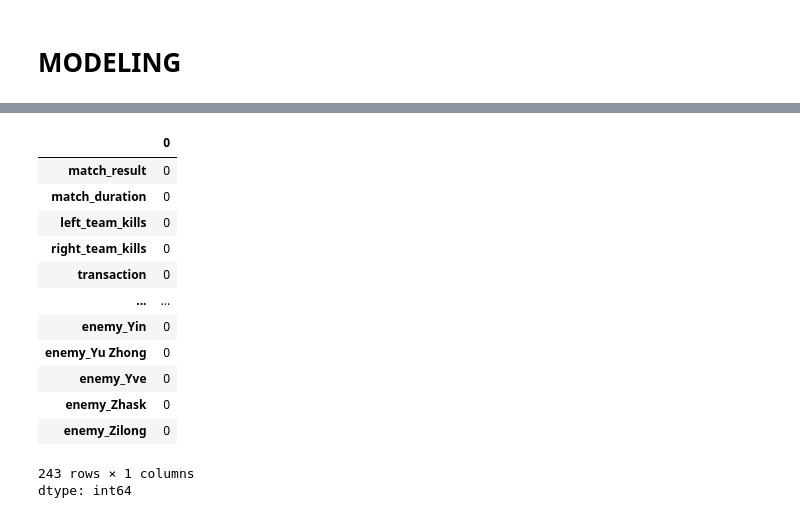
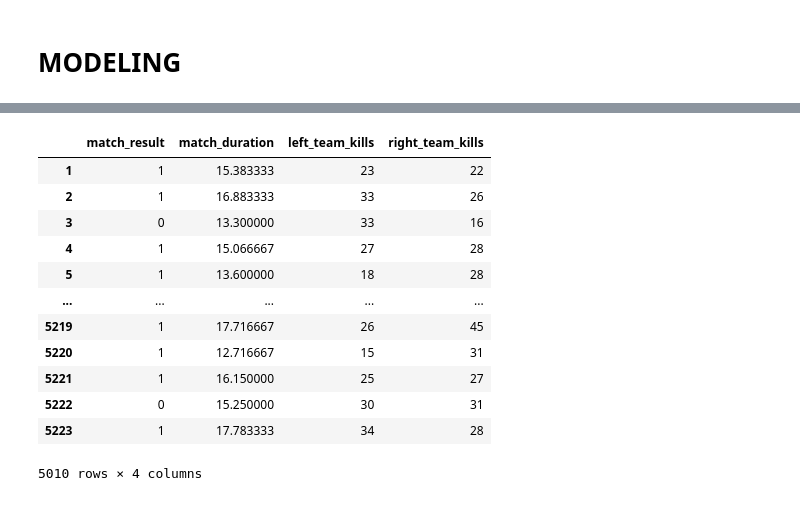
Before and after one commit to renasyan/datmin-tubes-mlbb, a Jupyter notebook: TUBES_DATMIN_MOBILE_LEGEND.ipynb, the cells around one changed output, grey strips where cells are left out. Saved outputs shown, nothing was run; the diff lists cells and outputs as text; code cells hidden in the pictures.

```diff
--- a/TUBES_DATMIN_MOBILE_LEGEND.ipynb
+++ b/TUBES_DATMIN_MOBILE_LEGEND.ipynb
@@ -95,9 +100,8 @@ dtype: int64
 # %%
 from ast import literal_eval
 df_check = df
-
-df_check['left_heroes'] = df_check['left_heroes'].apply(literal_eval)
-df_check['right_heroes'] = df_check['right_heroes'].apply(literal_eval)
+df['left_heroes'] = df['left_heroes'].apply(literal_eval)
+df['right_heroes'] = df['right_heroes'].apply(literal_eval)
 
 all_heroes = df_check['left_heroes'].sum() + df['right_heroes'].sum()
 hero_counts = pd.Series(all_heroes).value_counts()
@@ -246,22 +284 @@ df
 5010 rows × 6 columns
-# %%
-# df['left_heroes'] = df['left_heroes'].apply(literal_eval)
-# df['right_heroes'] = df['right_heroes'].apply(literal_eval)
-
-def combine_with_labels(row):
-    """
-    Buat satu list transaksi:
-    - Hero di tim yang kalah -> 'enemy_<nama_hero>'
-    - Hero di tim yang menang -> 'ally_<nama_hero>'
-    """
-    if row['match_result'] == "Victory":
-        # Tim kiri menang: right_heroes = lawan, left_heroes = tim sendiri
-        enemy_list = ['enemy_' + h for h in row['right_heroes']]
-        ally_list  = ['ally_'  + h for h in row['left_heroes']]
-    else:
-        # Tim kanan menang: left_heroes = lawan, right_heroes = tim sendiri
-        enemy_list = ['enemy_' + h for h in row['left_heroes']]
-        ally_list  = ['ally_'  + h for h in row['right_heroes']]
-    return enemy_list + ally_list
-
-df['transaction'] = df.apply(combine_with_labels, axis=1)
@@ -268,16 +304,2 @@ df['transaction'] = df.apply(combine_with_labels, axis=1)
 # %%
 df=df.drop(columns=["left_heroes", "right_heroes" ], axis=1)
-# %%
-te = TransactionEncoder()
-te_ary = te.fit(df['transaction']).transform(df['transaction'])
-df_Encode = pd.DataFrame(te_ary, columns=te.columns_)
-
-# 4. Pastikan df_Encode memiliki indeks yang sama:
-df_Encode.index = df.index
-
-# 5. Gabungkan df_Encode dengan df asli:
-df = pd.concat([df, df_Encode], axis=1)
-
-# 6. Verifikasi tidak ada NaN di kolom hasil encoding:
-print(df_Encode.isnull().sum().sum())  # seharusnya 0
-print(df.info())
@@ -372,17 +325,16 @@ item_columns
 # %%
-df.isna().sum()
+df
 # %% [output]
-|  | 0 |
-| match_result | 0 |
-| match_duration | 0 |
-| left_team_kills | 0 |
-| right_team_kills | 0 |
-| transaction | 0 |
-| ... | ... |
-| enemy_Yin | 0 |
-| enemy_Yu Zhong | 0 |
-| enemy_Yve | 0 |
-| enemy_Zhask | 0 |
-| enemy_Zilong | 0 |
+|  | match_result | match_duration | left_team_kills | right_team_kills |
+| 1 | 1 | 15.383333 | 23 | 22 |
+| 2 | 1 | 16.883333 | 33 | 26 |
+| 3 | 0 | 13.300000 | 33 | 16 |
+| 4 | 1 | 15.066667 | 27 | 28 |
+| 5 | 1 | 13.600000 | 18 | 28 |
+| ... | ... | ... | ... | ... |
+| 5219 | 1 | 17.716667 | 26 | 45 |
+| 5220 | 1 | 12.716667 | 15 | 31 |
+| 5221 | 1 | 16.150000 | 25 | 27 |
+| 5222 | 0 | 15.250000 | 30 | 31 |
+| 5223 | 1 | 17.783333 | 34 | 28 |
-243 rows × 1 columns
-dtype: int64
+5010 rows × 4 columns
```
Also changed, not shown: parts of 27 cells of this notebook.
